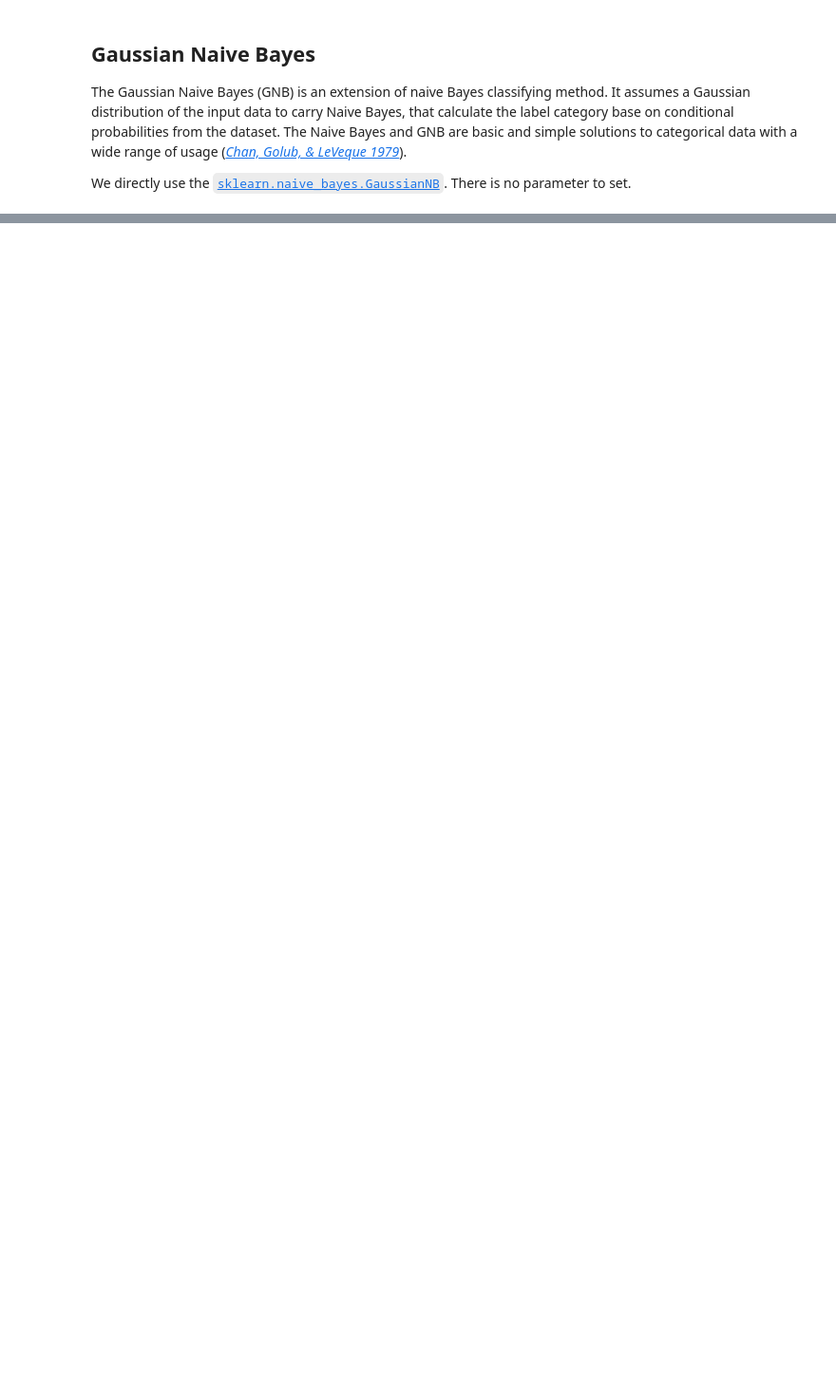
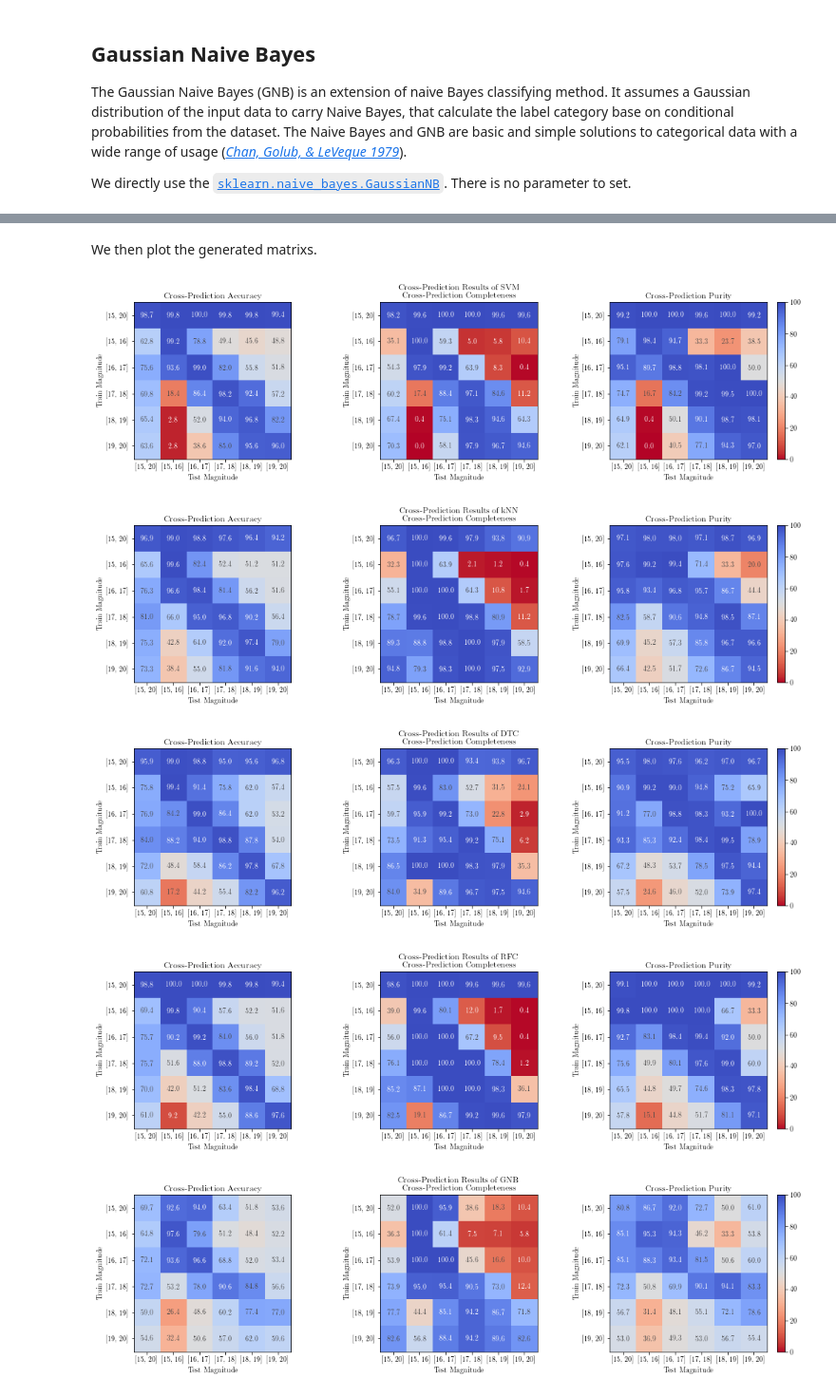
Before and after one commit to nyLiao/SG-Separation, a Jupyter notebook: Star Galaxy.ipynb, the cells around one changed output, grey strips where cells are left out. Shown: that part at 95% size. Saved outputs shown, nothing was run; the diff lists cells and outputs as text; code cells hidden in the pictures; blank space fills up the shorter version.

```diff
--- a/Star Galaxy.ipynb
+++ b/Star Galaxy.ipynb
@@ -265,15 +303,15 @@ We then use each classifiers with optimal parameters to fit the full dataset and
 # %%
+import sklearn.svm, sklearn.neighbors, sklearn.tree, sklearn.ensemble, sklearn.naive_bayes
+
 clf_lst = [sklearn.svm.SVC(
                kernel='rbf', C=5, gamma=2e-6,
-               class_weight='balanced', degree=3, verbose=None),
+               class_weight='balanced', degree=3, verbose=False),
            sklearn.neighbors.KNeighborsClassifier(
                n_neighbors=10),
            sklearn.tree.DecisionTreeClassifier(
                criterion='entropy',
                max_depth=4, min_samples_leaf=2),
            sklearn.ensemble.RandomForestClassifier(
-               n_estimators=350, verbose=None),
+               n_estimators=350, verbose=False),
            sklearn.naive_bayes.GaussianNB()]
+name_lst = ['SVM', 'kNN', 'DTC', 'RFC', 'GNB']
-# %%
-for clf in clf_lst:
-    print(clf)
@@ -297,0 +324,33 @@ GaussianNB(priors=None, var_smoothing=1e-09)
+# %%
+def cross_predict(clf):
+    mat_metric = np.empty((6, 6, 3))
+
+    for data_train in range(6):
+        if data_train == 0:
+            f, d = load_data_all()
+        else:
+            f, d = load_data(14 + data_train)
+        x_tr, _, y_tr, _ = load_sample(f, d, random_state=42)
+
+#         print('data_train =', data_train)
+        clf.fit(x_tr, y_tr)
+
+        for data_test in range(6):
+            if data_test == 0:
+                f, d = load_data_all()
+            else:
+                f, d = load_data(14 + data_test)
+            _, x_ts, _, y_ts = load_sample(f, d, random_state=42)
+
+            y_pred = clf.predict(x_ts)
+            mat_metric[data_train, data_test, :] = \
+                metric(sklearn.metrics.confusion_matrix(y_ts, y_pred, labels=range(2)))
+    return mat_metric
+# %%
+mat_metric_lst = np.empty([5, 6, 6, 3])
+
+for i in range(5):
+    mat_metric = cross_predict(clf_lst[i])
+    mat_metric_lst[i, :] = mat_metric
+# %% [markdown]
+We then plot the generated matrixs.
@@ -297,0 +417,10 @@ GaussianNB(priors=None, var_smoothing=1e-09)
+# %%
+for i in range(5):
+    mat_metric = mat_metric_lst[i, :]
+    plot_metrics(mat_metric, name_lst[i])
+# %% [output]
+[figure, added]
+[figure, added]
+[figure, added]
+[figure, added]
+[figure, added]
```
Also changed, not shown: parts of 36 cells of this notebook.
